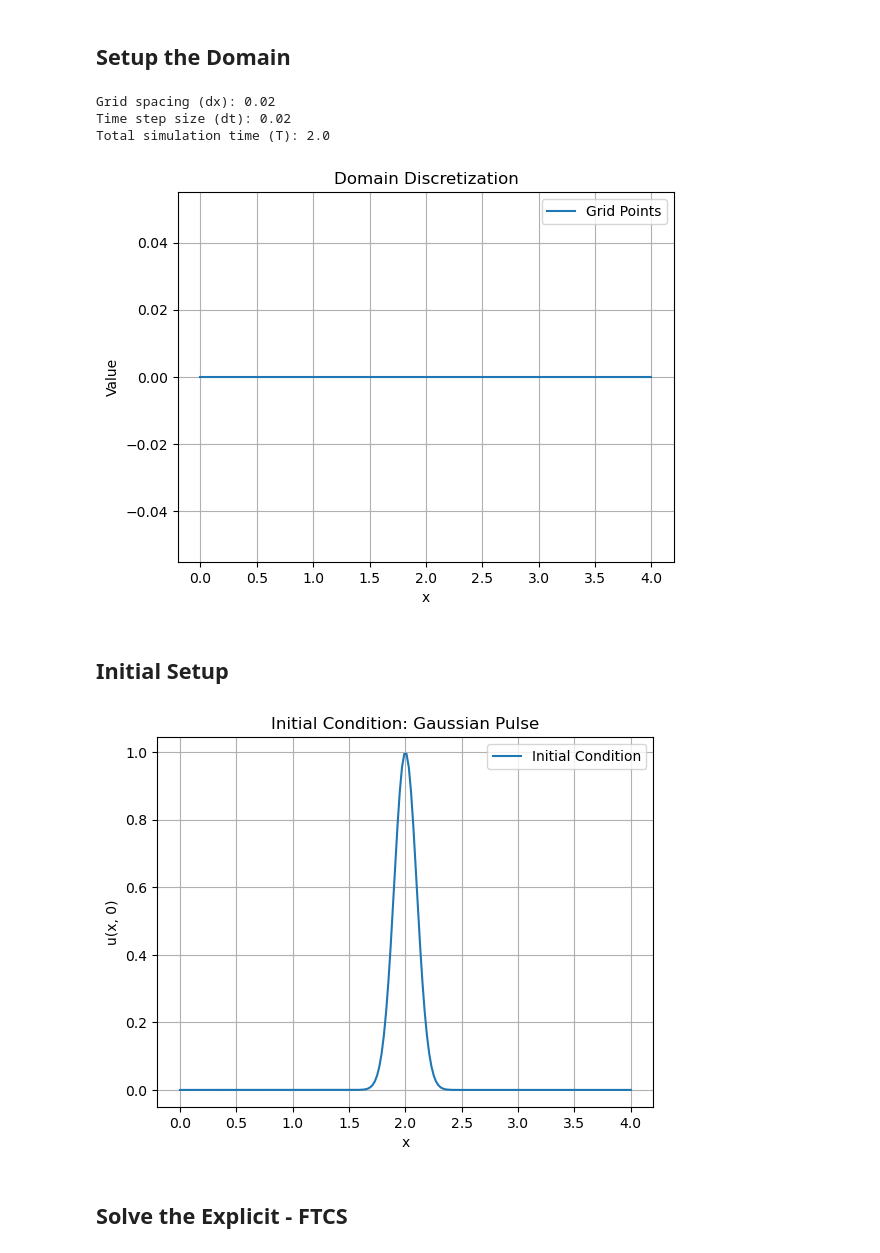
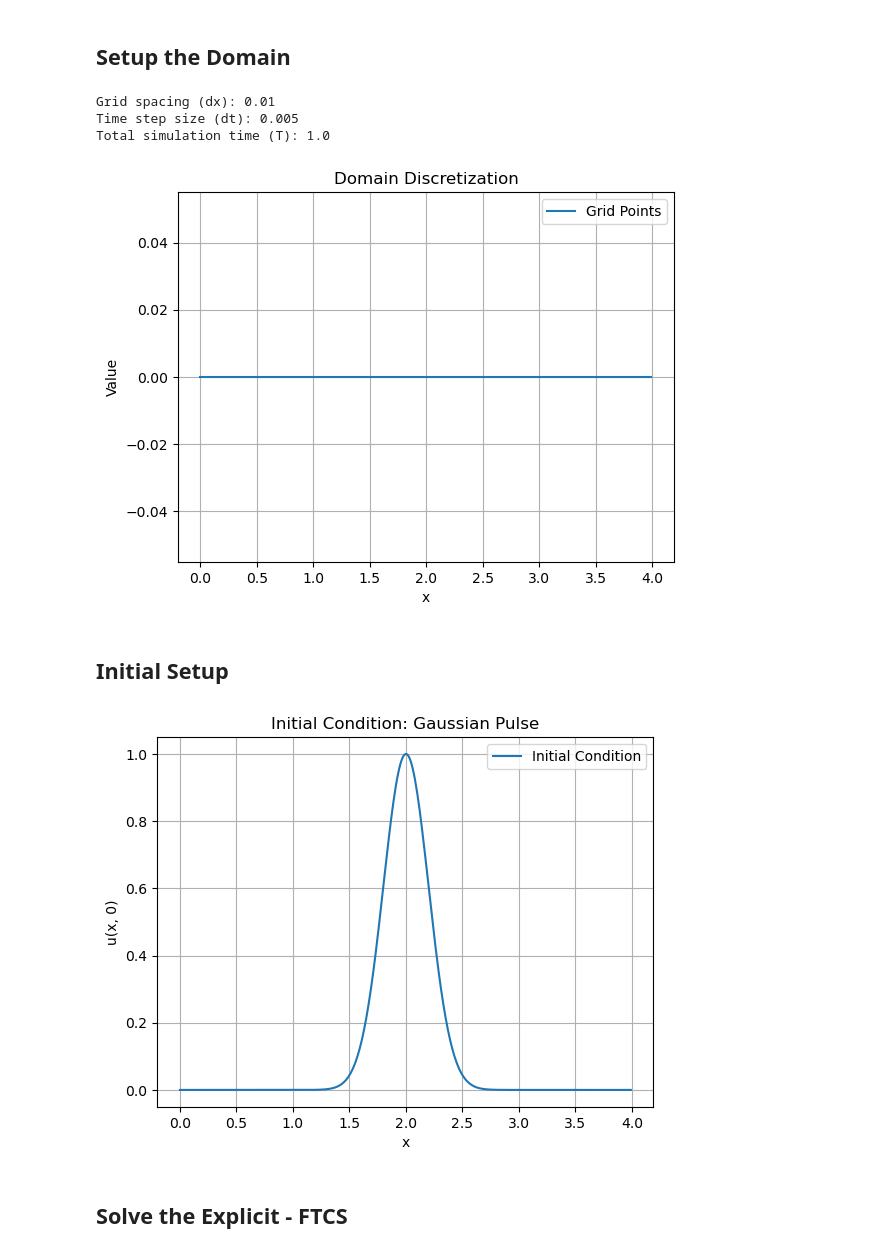
Before and after one commit to harishragul/cfd, a Jupyter notebook: exercise/1d_diffusion.ipynb, the cells around one changed output. Drawn from its saved outputs; the diff is of its cells as text; code cells hidden in the pictures.

```diff
--- a/exercise/1d_diffusion.ipynb
+++ b/exercise/1d_diffusion.ipynb
@@ -9,13 +9,13 @@ import matplotlib.pyplot as plt
 ## Setup the Domain
 # %%
 L = 4 # Length of the domain
-N = 200 # Number of grid points
+N = 400 # Number of grid points
 
 dx = L / N # Grid spacing
 
 print("Grid spacing (dx):", dx)
 
-x = np.linspace(0, L, N) # Grid points
+x = np.linspace(0, L, N, endpoint=False)
 
 alpha = 0.01 # Diffusion coefficient
 r = 0.5 # Stability parameter
@@ -23,7 +23,7 @@ r = 0.5 # Stability parameter
 dt = r * dx**2 / alpha # Time step size
 print("Time step size (dt):", dt)
 
-nt = 100 # Number of time steps
+nt = 200 # Number of time steps
 T = nt * dt # Total simulation time
 print("Total simulation time (T):", T)
 
@@ -35,26 +35,26 @@ plt.legend()
 plt.grid()
 plt.show()
 # %% [output]
-Grid spacing (dx): 0.02
-Time step size (dt): 0.02
-Total simulation time (T): 2.0
+Grid spacing (dx): 0.01
+Time step size (dt): 0.005
+Total simulation time (T): 1.0
 [figure]
 # %% [markdown]
 ## Initial Setup
 # %%
 x0 = L / 2 # Initial position of the pulse
-sigma = 0.1 # Width of the pulse
+sigma = 0.2 # Width of the pulse
 
 u0 = np.exp(-((x - x0) ** 2) / (2 * sigma ** 2)) # Initial condition
 plt.plot(x, u0, label='Initial Condition')
 plt.title('Initial Condition: Gaussian Pulse')
 plt.xlabel('x')
 plt.ylabel('u(x, 0)')
 plt.legend()
 plt.grid()
 plt.show()
 # %% [output]
-[figure, old version]
+[figure, new version]
 # %% [markdown]
 ## Solve the Explicit - FTCS
 # %%
```
Also changed, not shown: parts of 3 cells of this notebook, 3 other files.
